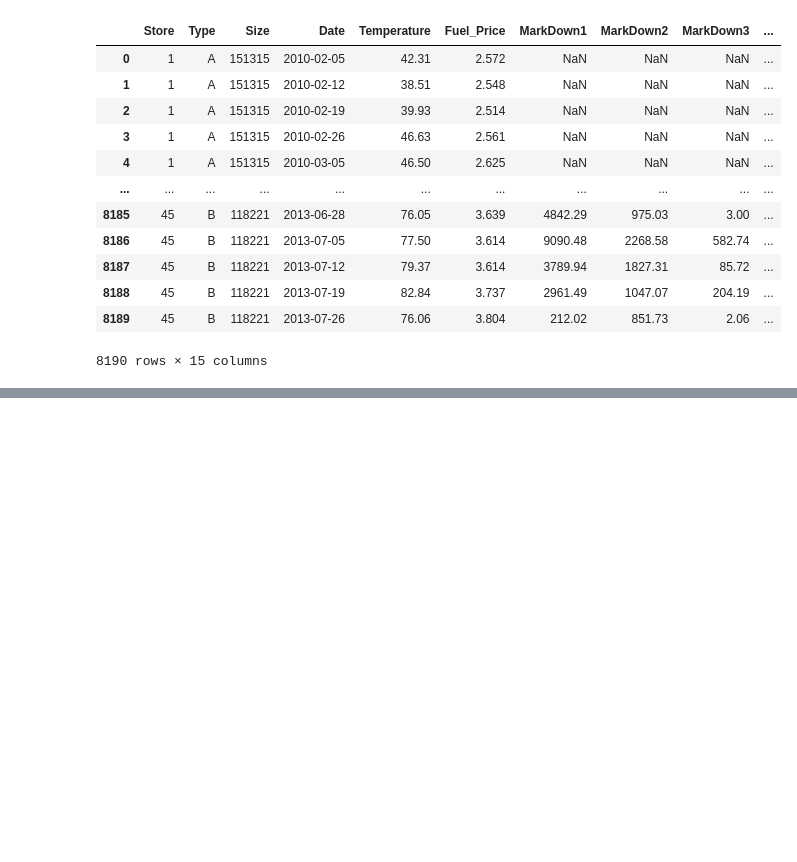
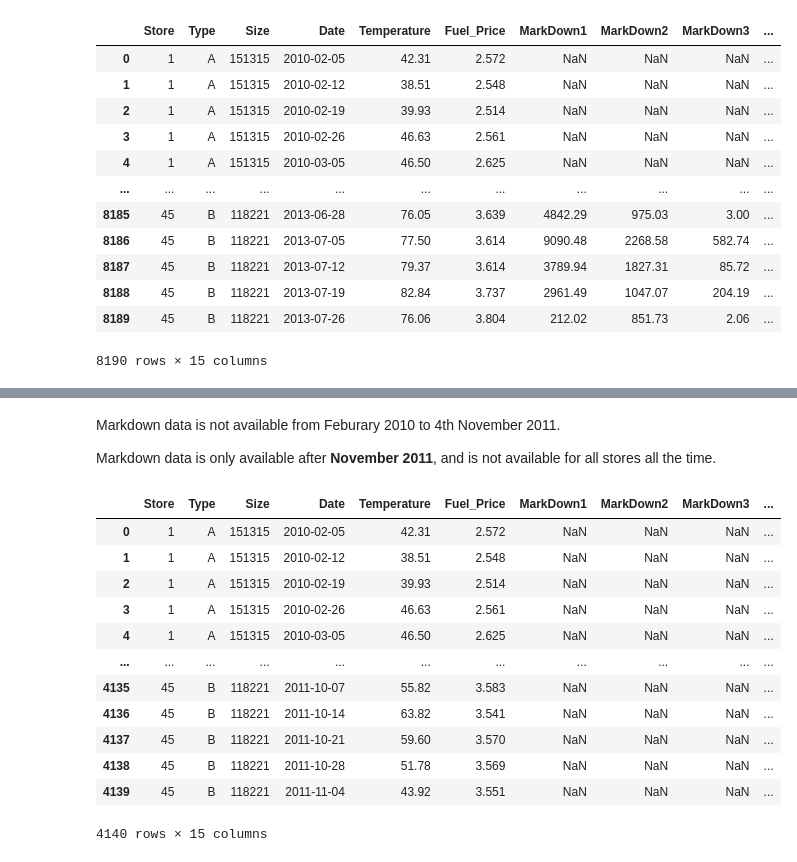
Before and after one commit to Prakash-Kani/Retail-Sales-Prediction, a Jupyter notebook: preprocessing.ipynb, the cells around one changed output, grey strips where cells are left out. Saved outputs shown, nothing was run; the diff lists cells and outputs as text; code cells hidden in the pictures; blank space fills up the shorter version.

```diff
--- a/preprocessing.ipynb
+++ b/preprocessing.ipynb
@@ -312,0 +335,24 @@ feature_store_df
+# %% [markdown]
+Markdown data is not available from Feburary 2010 to 4th November 2011.
+
+Markdown data is only available after **November 2011**, and is not available for all stores all the time.
+# %%
+markdown_null = feature_store_df[feature_store_df.Date <= '2011-11-04']
+markdown_notnull = feature_store_df[feature_store_df.Date > '2011-11-04']
+markdown_null.reset_index(drop=True,  inplace = True)
+markdown_notnull.reset_index(drop=True,  inplace = True)
+markdown_null
+# %% [output]
+|  | Store | Type | Size | Date | Temperature | Fuel_Price | MarkDown1 | MarkDown2 | MarkDown3 | ... |
+| 0 | 1 | A | 151315 | 2010-02-05 | 42.31 | 2.572 | NaN | NaN | NaN | ... |
+| 1 | 1 | A | 151315 | 2010-02-12 | 38.51 | 2.548 | NaN | NaN | NaN | ... |
+| 2 | 1 | A | 151315 | 2010-02-19 | 39.93 | 2.514 | NaN | NaN | NaN | ... |
+| 3 | 1 | A | 151315 | 2010-02-26 | 46.63 | 2.561 | NaN | NaN | NaN | ... |
+| 4 | 1 | A | 151315 | 2010-03-05 | 46.50 | 2.625 | NaN | NaN | NaN | ... |
+| ... | ... | ... | ... | ... | ... | ... | ... | ... | ... | ... |
+| 4135 | 45 | B | 118221 | 2011-10-07 | 55.82 | 3.583 | NaN | NaN | NaN | ... |
+| 4136 | 45 | B | 118221 | 2011-10-14 | 63.82 | 3.541 | NaN | NaN | NaN | ... |
+| 4137 | 45 | B | 118221 | 2011-10-21 | 59.60 | 3.570 | NaN | NaN | NaN | ... |
+| 4138 | 45 | B | 118221 | 2011-10-28 | 51.78 | 3.569 | NaN | NaN | NaN | ... |
+| 4139 | 45 | B | 118221 | 2011-11-04 | 43.92 | 3.551 | NaN | NaN | NaN | ... |
+4140 rows × 15 columns
```
Also changed, not shown: parts of 23 cells of this notebook.
